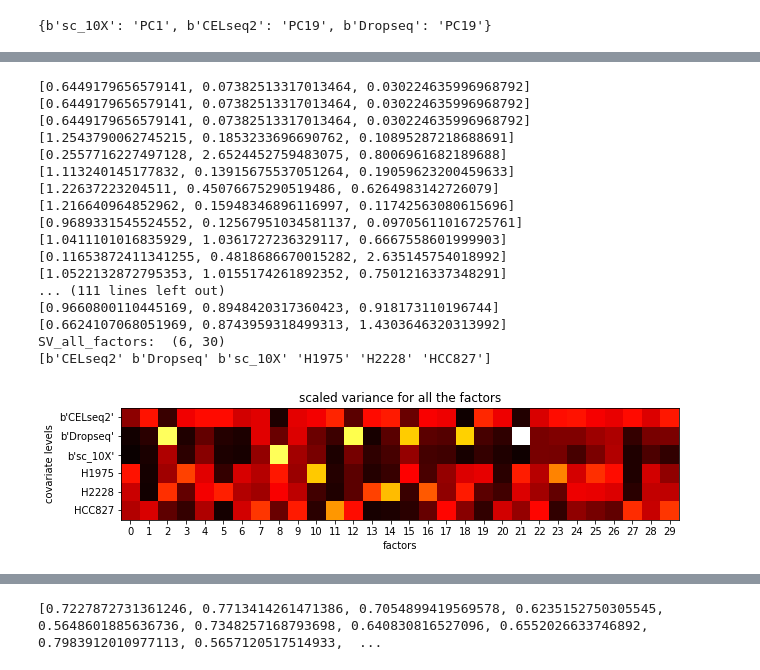
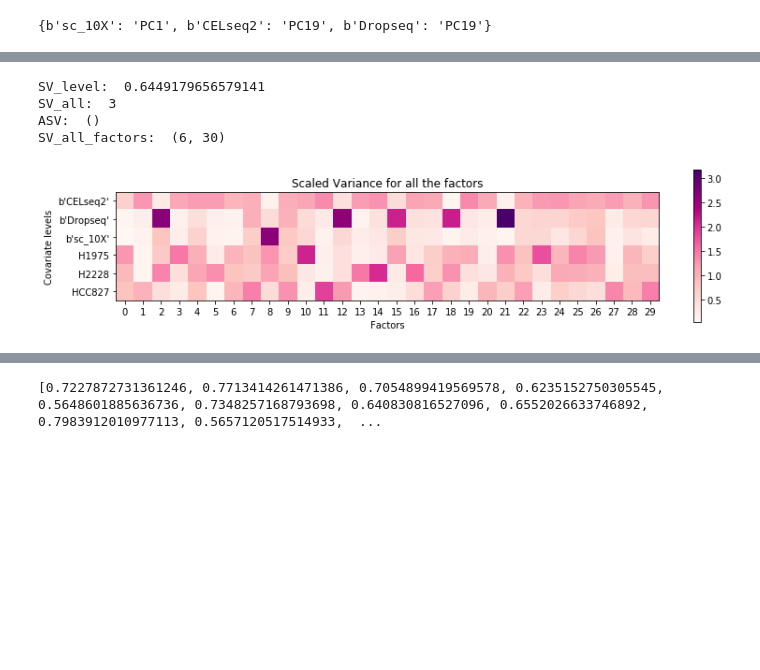
Before and after one commit to delipouya/scLMM, a Jupyter notebook: notebooks/FA_Interpretibility_metrics.ipynb, the cells around one changed output, grey strips where cells are left out. Cells and saved outputs as stored; diff of their text form; code cells hidden in the pictures; blank space fills up the shorter version.

Commit message:
adding more factor specificity metrics

```diff
--- a/notebooks/FA_Interpretibility_metrics.ipynb
+++ b/notebooks/FA_Interpretibility_metrics.ipynb
@@ -614,6 +735,5 @@ plt.show()
 # %%
 ### calculate the scaled variance of one factor and one covariate
-
 def get_scaled_variance_level(a_factor, covariate_vector, covariate_level):
     a_factor_subset = a_factor[covariate_vector == covariate_level] ### select the cells in a_factor that belong to the covariate level
     scaled_variance = np.var(a_factor_subset)/np.var(a_factor) ### scaled variance of a factor and a covariate level
@@ -628,9 +748,8 @@ def get_SV_all_levels(a_factor, covariate_vector):
         scaled_variance = get_scaled_variance_level(a_factor, covariate_vector, covariate_level)
         scaled_variance_all.append(scaled_variance)
 
-    print(scaled_variance_all)
+    #print(scaled_variance_all)
     return scaled_variance_all
-
 
 
 ### calculate an average for the relative scaled variance for all the levels in a covariate
@@ -664,63 +783,45 @@ covariate_level = b'sc_10X'
 covariate_vector = y_protocol
 
 SV_level = get_scaled_variance_level(a_factor, covariate_vector, covariate_level)
 SV_all = get_SV_all_levels(a_factor, covariate_vector)
 a_factor_ASV_protocol = get_a_factor_ASV(a_factor, y_protocol)
 
 ASV_protocol_all = get_ASV_all(pca_scores, y_protocol)
 ASV_cell_line_all = get_ASV_all(pca_scores, y_cell_line)
 
-print('SV_level: ', SV_level)
-print('SV_all: ', SV_all)
-print('RSV: ', a_factor_ASV_protocol)
+print('SV_level: ', SV_level) ## scaled variance of a factor and a covariate level
+print('SV_all: ', len(SV_all))
+print('ASV: ', a_factor_ASV_protocol.shape)
 
 #### calculate the scaled variance for all the factors
-SV_all_factors_protocol = get_factors_SV_all_levels(pca_scores, covariate_vector)
-covariate_vector = y_cell_line
-SV_all_factors_cell_line = get_factors_SV_all_levels(pca_scores, covariate_vector)
+SV_all_factors_protocol = get_factors_SV_all_levels(pca_scores, y_protocol)
+SV_all_factors_cell_line = get_factors_SV_all_levels(pca_scores, y_cell_line)
 
 ### concatenate the two matrices
 SV_all_factors = np.concatenate((SV_all_factors_protocol, SV_all_factors_cell_line), axis=0)
 
 print('SV_all_factors: ', SV_all_factors.shape)
 ### plot the scaled variance for all the factors
-plt.figure(figsize=(10, 10))
-plt.imshow(SV_all_factors, cmap='hot', interpolation='nearest')
-
+plt.figure(figsize=(13, 3))
+plt.imshow(SV_all_factors, cmap='RdPu', interpolation='nearest')
 
 ## concatenate the unique values of the two covariates
 all_covariate_levels = np.concatenate((np.unique(y_protocol), np.unique(y_cell_line)), axis=0)
-print(all_covariate_levels)
 
 ### add the labels of factors and covariate leveles to the plot
 plt.xticks(np.arange(num_components), np.arange(num_components))
 plt.yticks(np.arange(len(all_covariate_levels)), all_covariate_levels)
-
-
 ### make the plot look nice
-#plt.colorbar()
-plt.xlabel('factors')
-plt.ylabel('covariate levels')
-plt.title('scaled variance for all the factors')
+plt.colorbar()
+plt.xlabel('Factors')
+plt.ylabel('Covariate levels')
+plt.title('Scaled Variance for all the factors')
 
 ### add a small horizontal legend
 plt.show()
 # %% [output]
-[0.6449179656579141, 0.07382513317013464, 0.030224635996968792]
-[0.6449179656579141, 0.07382513317013464, 0.030224635996968792]
-[0.6449179656579141, 0.07382513317013464, 0.030224635996968792]
-[1.2543790062745215, 0.1853233696690762, 0.10895287218688691]
-[0.2557716227497128, 2.6524452759483075, 0.8006961682189688]
-[1.113240145177832, 0.13915675537051264, 0.19059623200459633]
-[1.22637223204511, 0.45076675290519486, 0.6264983142726079]
-[1.216640964852962, 0.15948346896116997, 0.11742563080615696]
-[0.9689331545524552, 0.12567951034581137, 0.09705611016725761]
-[1.0411101016835929, 1.0361727236329117, 0.6667558601999903]
-[0.11653872411341255, 0.4818686670015282, 2.635145754018992]
-[1.0522132872795353, 1.0155174261892352, 0.7501216337348291]
-... (111 lines left out)
-[0.9660800110445169, 0.8948420317360423, 0.918173110196744]
-[0.6624107068051969, 0.8743959318499313, 1.4303646320313992]
+SV_level:  0.6449179656579141
+SV_all:  3
+ASV:  ()
 SV_all_factors:  (6, 30)
-[b'CELseq2' b'Dropseq' b'sc_10X' 'H1975' 'H2228' 'HCC827']
-[figure, old version]
+[figure, new version]
```
Also changed, not shown: parts of 15 cells of this notebook.
